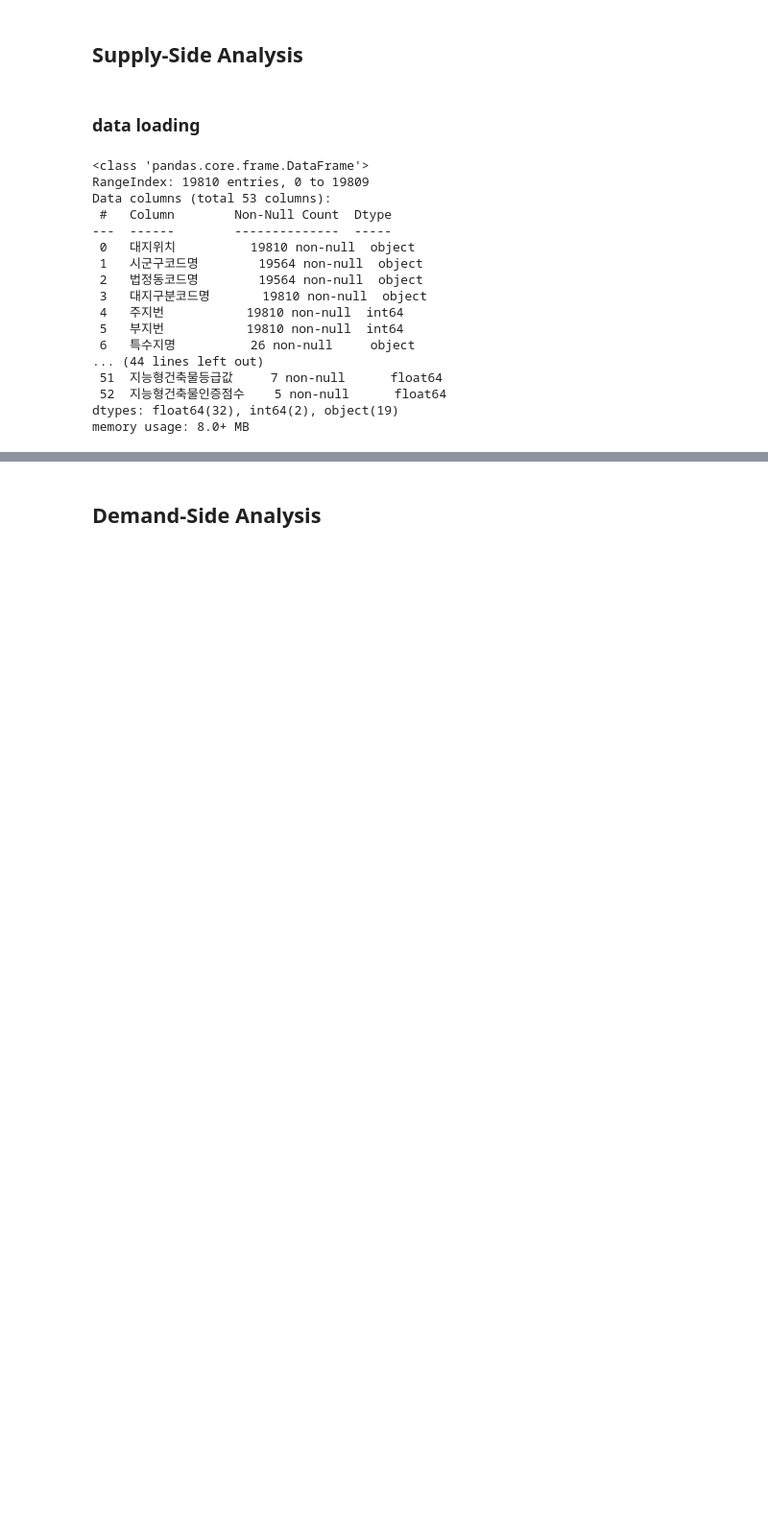
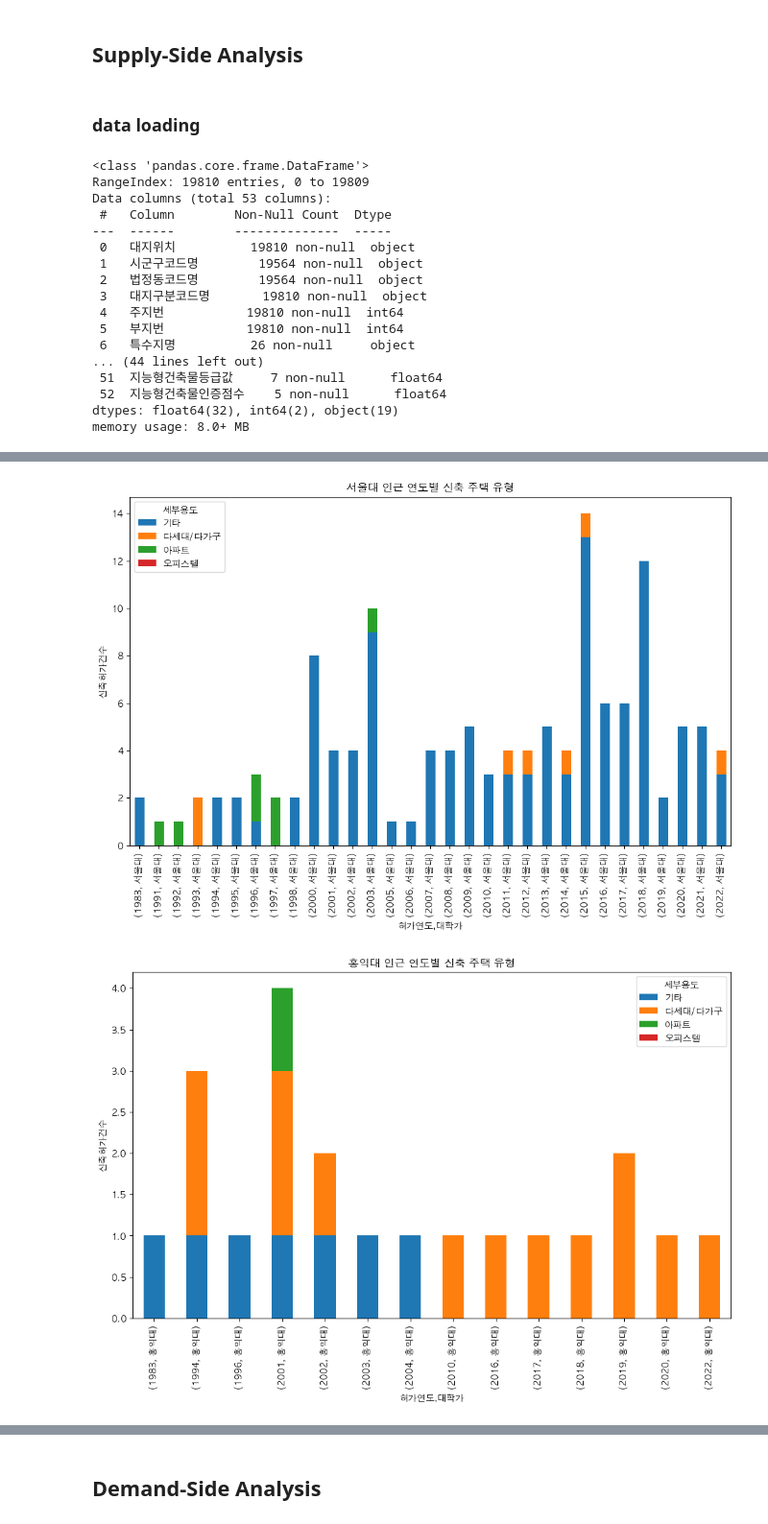
Before and after one commit to Jongseok103/UOS-Assignments, a Jupyter notebook: Statistics for Data Science/SDS_Assignment01/EDA.ipynb, the cells around one changed output, grey strips where cells are left out. Shown at 96% size. Cells and saved outputs as stored; diff of their text form; code cells hidden in the pictures; blank space fills up the shorter version.

```diff
--- a/Statistics for Data Science/SDS_Assignment01/EDA.ipynb
+++ b/Statistics for Data Science/SDS_Assignment01/EDA.ipynb
@@ -583 +585,23 @@ data
 19810 rows × 3 columns
+# %%
+data.isnull().sum()
+data = data.dropna()
+data = data.copy()
+# %%
+# '허가일자'를 날짜 형식으로 변환합니다.
+# errors='coerce'는 변환할 수 없는 값이 있을 경우 오류 대신 결측치(NaT)로 만듭니다.
+data['허가일자'] = pd.to_datetime(data['허가일자'], errors='coerce')
+
+# 날짜에서 '연도'만 추출하여 새 컬럼을 만듭니다.
+data['허가연도'] = data['허가일자'].dt.year
+
+# 변환에 실패했거나 연도가 없는 데이터는 분석에서 제외합니다.
+data = data.dropna(subset=['허가연도'])
+
+# 연도를 정수형으로 변환합니다 (예: 2020.0 -> 2020).
+data['허가연도'] = data['허가연도'].astype(int)
+
+print("'허가연도' 컬럼 생성 완료:")
+print(data[['허가일자', '허가연도']].head())
+
+data
@@ -583,0 +720,6 @@ data
+# %%
+# '허가연도', '대학가', '세부용도'를 기준으로 신축 허가 건수를 집계합니다.
+supply_trend = analysis_data.groupby(['허가연도', '대학가', '세부용도']).size().reset_index(name='신축허가건수')
+
+print("--- 연도별/대학가별/유형별 신축 허가 건수 집계 결과 ---")
+print(supply_trend.head(10))
@@ -583,0 +739,20 @@ data
+# %%
+# 시각화를 위해 데이터를 피벗(pivot)합니다.
+supply_pivot = supply_trend.pivot_table(index=['허가연도', '대학가'],
+                                        columns='세부용도',
+                                        values='신축허가건수',
+                                        fill_value=0)
+
+# 각 대학가별로 누적 막대그래프 그리기
+for univ in supply_pivot.index.get_level_values('대학가').unique():
+    supply_pivot.loc[(slice(None), univ), :].plot(
+        kind='bar',
+        stacked=True,
+        figsize=(12, 7),
+        title=f'{univ} 인근 연도별 신축 주택 유형'
+    )
+    plt.ylabel('신축허가건수')
+    plt.show()
+# %% [output]
+[figure, added]
+[figure, added]
```
Also changed, not shown: parts of 8 cells of this notebook.
